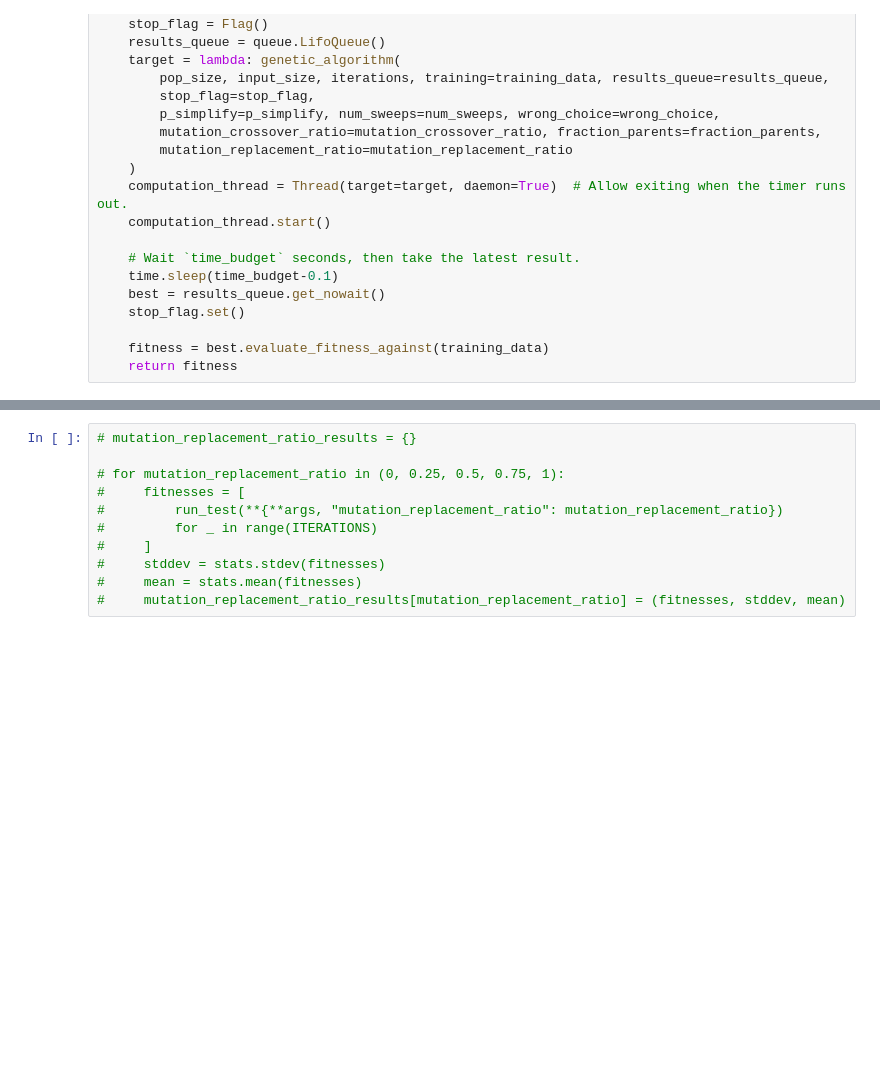
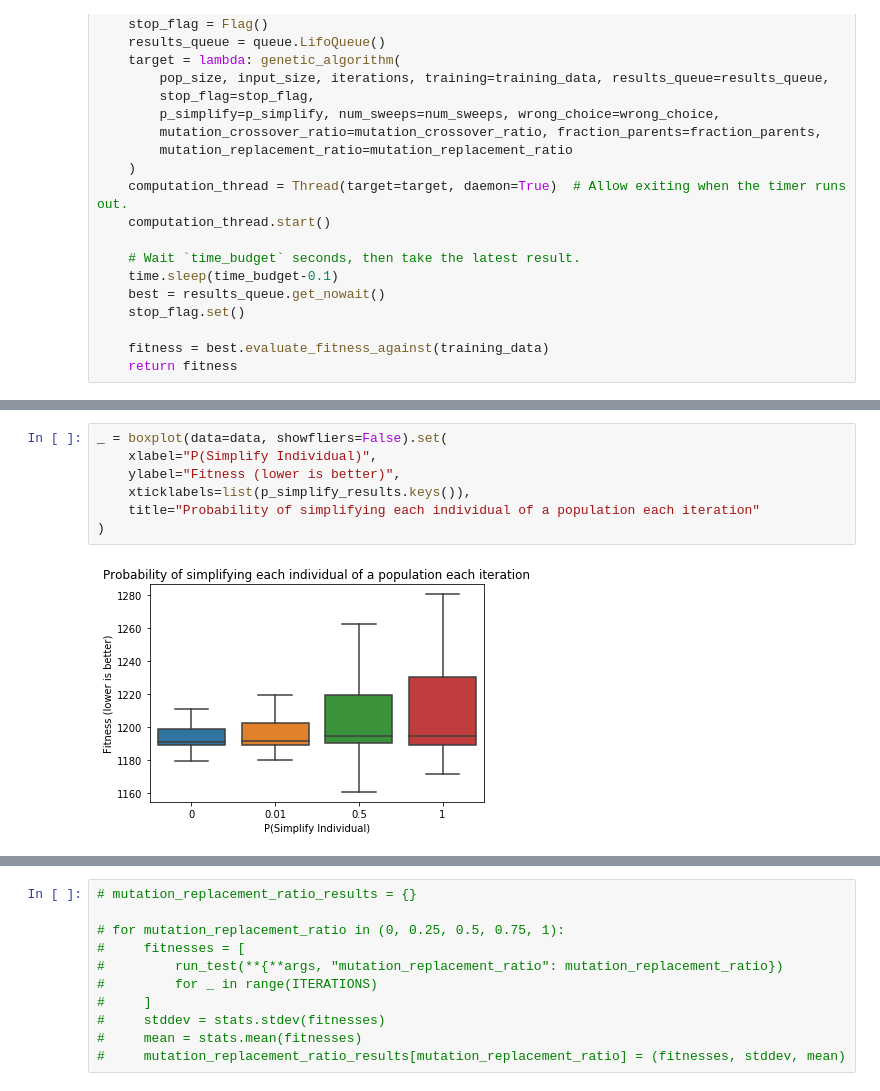
Before and after one commit to bedekelly/time-series-prediction, a Jupyter notebook: niso-bxk561/src/lab/Testing.ipynb, the cells around one changed output, grey strips where cells are left out. Drawn from its saved outputs; the diff is of its cells as text; blank space fills up the shorter version.

```diff
--- a/niso-bxk561/src/lab/Testing.ipynb
+++ b/niso-bxk561/src/lab/Testing.ipynb
@@ -148,0 +175,9 @@ _ = boxplot(data=data).set(
+# %%
+_ = boxplot(data=data, showfliers=False).set(
+    xlabel="P(Simplify Individual)",
+    ylabel="Fitness (lower is better)",
+    xticklabels=list(p_simplify_results.keys()),
+    title="Probability of simplifying each individual of a population each iteration"
+)
+# %% [output]
+[figure, added]
```
Also changed, not shown: parts of 32 cells of this notebook.
